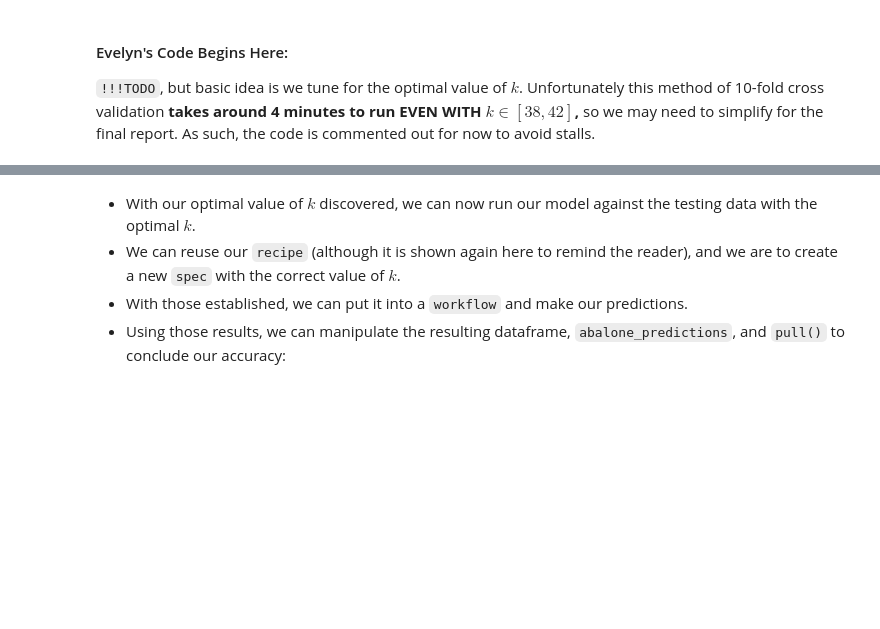
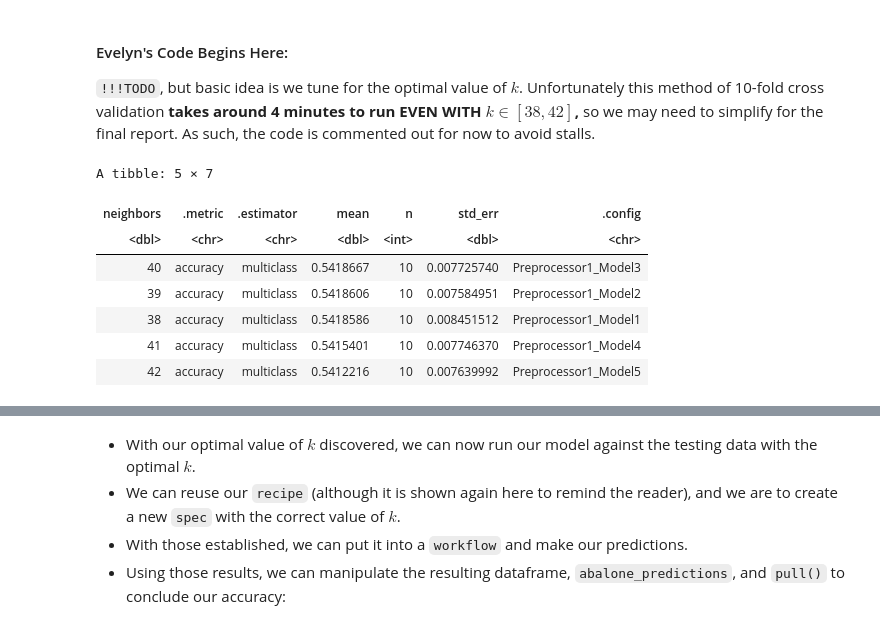
Before and after one commit to mmung3/dsci-100-2022w2-group-22, a Jupyter notebook: group_project_report.ipynb, the cells around one changed output, grey strips where cells are left out. Cells and saved outputs as stored; diff of their text form; code cells hidden in the pictures; blank space fills up the shorter version.

```diff
--- a/group_project_report.ipynb
+++ b/group_project_report.ipynb
@@ -243,34 +243,43 @@ Also include figure and table names."
 
 `!!!TODO`, but basic idea is we tune for the optimal value of $k$. Unfortunately this method of 10-fold cross validation **takes around 4 minutes to run EVEN WITH $k \in [38,42]$,** so we may need to simplify for the final report. As such, the code is commented out for now to avoid stalls.
 # %%
-# Evelyn's Code
+#Evelyn's Code
 
-# set.seed(3000)
+set.seed(3000)
 
-# abalone_recipe <- recipe(sex ~ length + diameter + height + weight, data = abalone_train) |>
-#     step_scale(all_predictors()) |>
-#     step_center(all_predictors())
+abalone_recipe <- recipe(sex ~ length + diameter + height + weight, data = abalone_train) |>
+    step_scale(all_predictors()) |>
+    step_center(all_predictors())
 
-# knn_spec <- nearest_neighbor(weight_func = "rectangular", neighbors = tune()) |>
-#     set_engine("kknn") |>
-#     set_mode("classification")
+knn_spec <- nearest_neighbor(weight_func = "rectangular", neighbors = tune()) |>
+    set_engine("kknn") |>
+    set_mode("classification")
 
-# abalone_vfold <- vfold_cv(abalone_train, v = 10, strata = sex)
+abalone_vfold <- vfold_cv(abalone_train, v = 10, strata = sex)
 
 
-# k_vals <- tibble(neighbors = seq(from = 38, to = 42, by = 1))
+k_vals <- tibble(neighbors = seq(from = 38, to = 42, by = 1))
 
-# knn_results <- workflow() |>
-#     add_recipe(abalone_recipe) |>
-#     add_model(knn_spec) |>
-#     tune_grid(resamples = abalone_vfold, grid = k_vals) |>
-#     collect_metrics()
+knn_results <- workflow() |>
+    add_recipe(abalone_recipe) |>
+    add_model(knn_spec) |>
+    tune_grid(resamples = abalone_vfold, grid = k_vals) |>
+    collect_metrics()
 
-# accuracies <- knn_results |>
-#     filter(.metric == "accuracy") |>
-#     arrange(by = desc(mean))
+accuracies <- knn_results |>
+    filter(.metric == "accuracy") |>
+    arrange(by = desc(mean))
 
-# accuracies
+accuracies
+# %% [output]
+A tibble: 5 × 7
+| neighbors | .metric | .estimator | mean | n | std_err | .config |
+| <dbl> | <chr> | <chr> | <dbl> | <int> | <dbl> | <chr> |
+| 40 | accuracy | multiclass | 0.5418667 | 10 | 0.007725740 | Preprocessor1_Model3 |
+| 39 | accuracy | multiclass | 0.5418606 | 10 | 0.007584951 | Preprocessor1_Model2 |
+| 38 | accuracy | multiclass | 0.5418586 | 10 | 0.008451512 | Preprocessor1_Model1 |
+| 41 | accuracy | multiclass | 0.5415401 | 10 | 0.007746370 | Preprocessor1_Model4 |
+| 42 | accuracy | multiclass | 0.5412216 | 10 | 0.007639992 | Preprocessor1_Model5 |
 # %%
 options(repr.plot.width = 6, repr.plot.height = 4)
 
```
Also changed, not shown: parts of 2 cells of this notebook.
